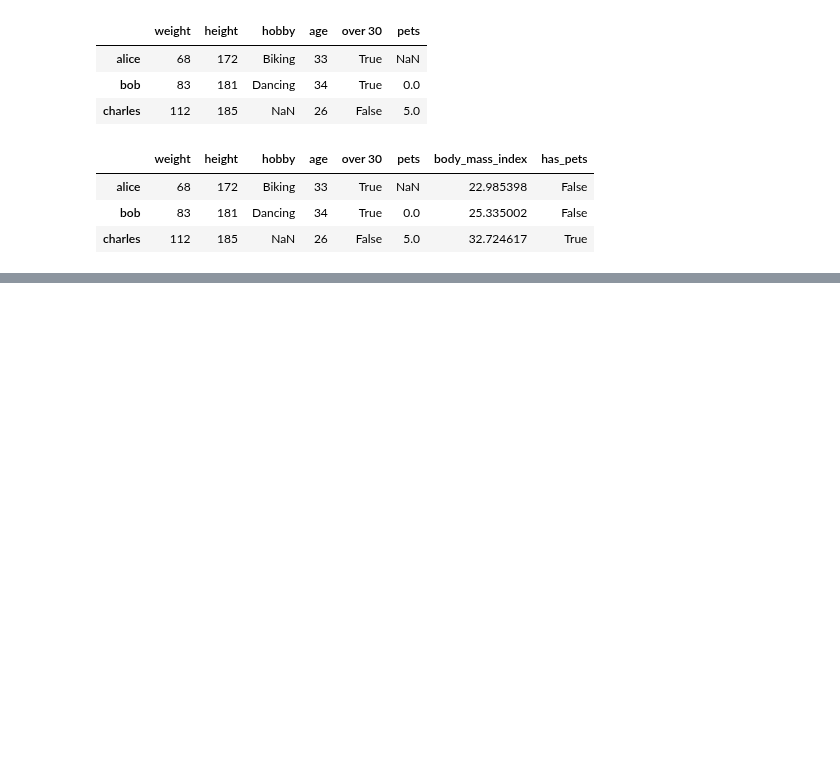
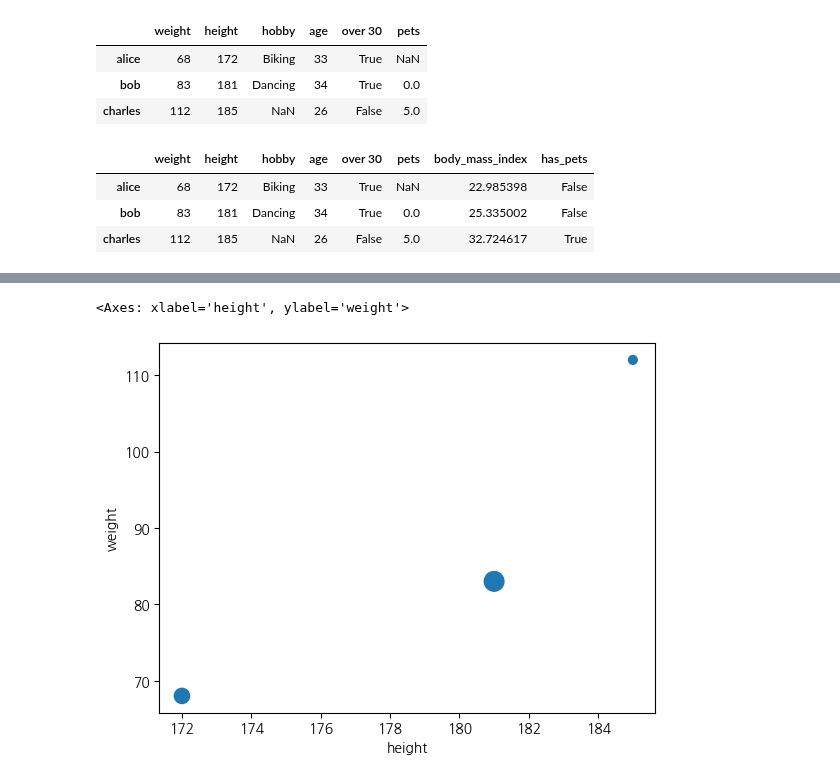
Before and after one commit to sbs24013/Learning-Data-Analytics, a Jupyter notebook: Tools/tools_pandas.ipynb, the cells around one changed output, grey strips where cells are left out. Saved outputs shown, nothing was run; the diff lists cells and outputs as text; code cells hidden in the pictures; blank space fills up the shorter version.

```diff
--- a/Tools/tools_pandas.ipynb
+++ b/Tools/tools_pandas.ipynb
@@ -958,0 +1079,7 @@ people.assign(
+# %%
+# 맷플롭립의 함수가 지원하는 다른 매개변수를 사용할 수 있다
+# 예를 들어, 산점도를 그릴 때 맷플롭립의 scatter() 함수의 s 매개변수를 사용해 크기를 지정할 수 있다
+people.plot(kind="scatter", x="height", y="weight", s=[40, 120, 200])
+# %% [output]
+<Axes: xlabel='height', ylabel='weight'>
+[figure, added]
```
Also changed, not shown: parts of 26 cells of this notebook.
